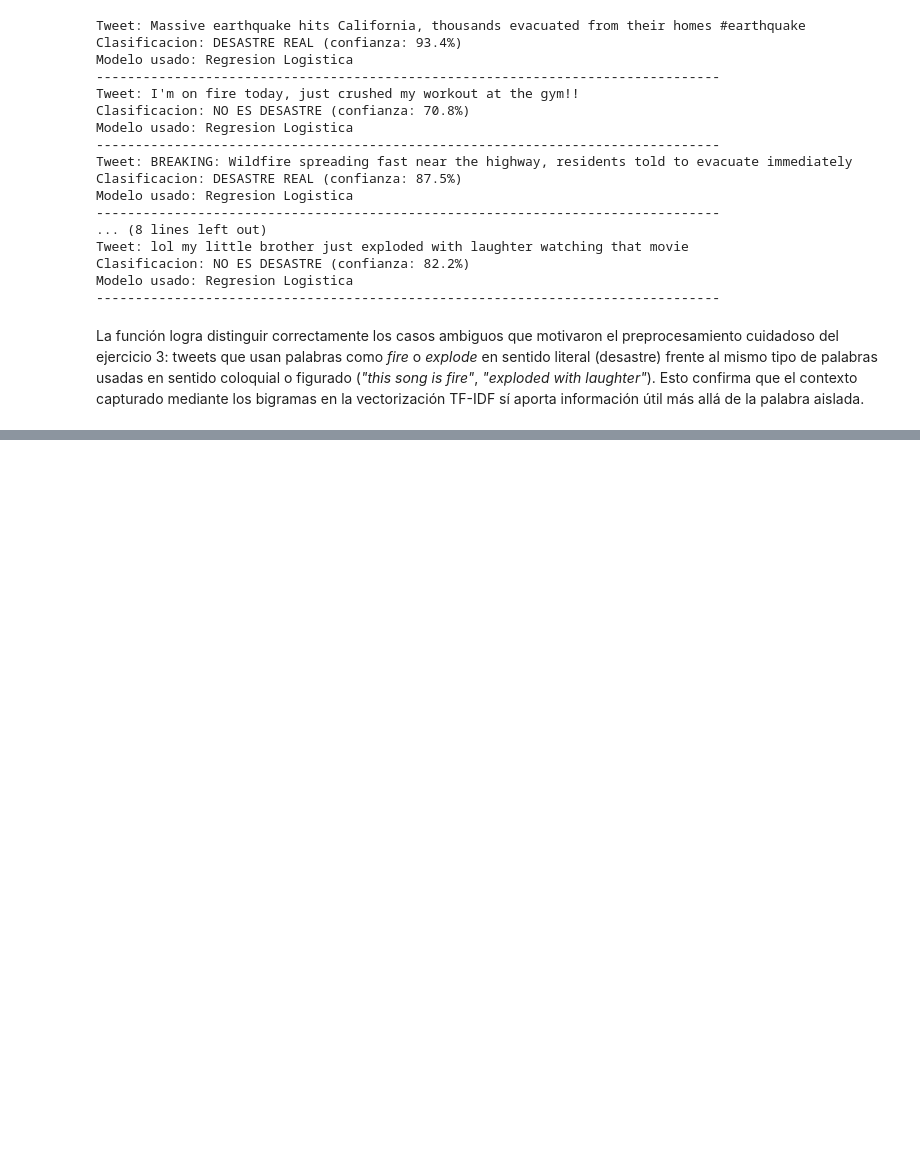
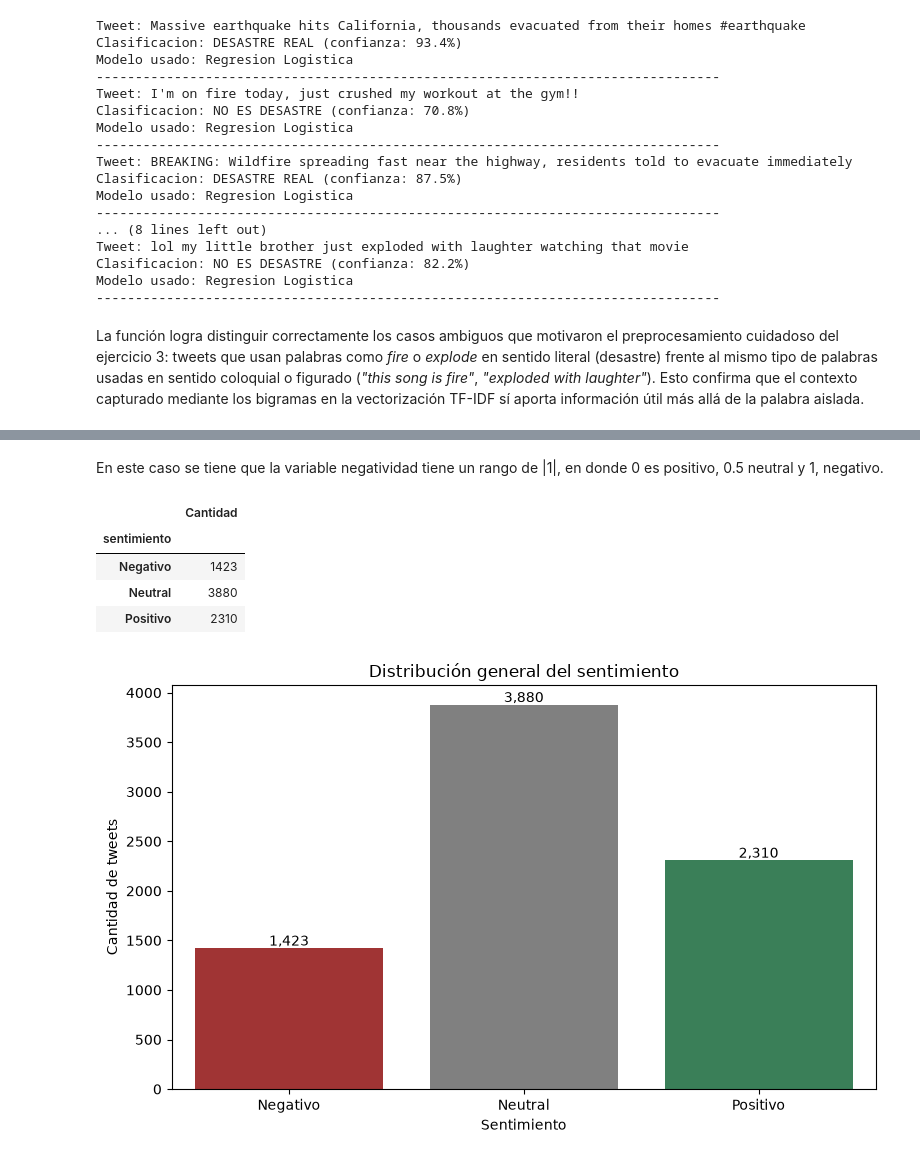
Before and after one commit to CindyGualim/Lab05-DataScience, a Jupyter notebook: Laboratorio_5_Mineria_Textos-checkpoint.ipynb, the cells around one changed output, grey strips where cells are left out. Cells and saved outputs as stored; diff of their text form; code cells hidden in the pictures; blank space fills up the shorter version.

```diff
--- a/Laboratorio_5_Mineria_Textos-checkpoint.ipynb
+++ b/Laboratorio_5_Mineria_Textos-checkpoint.ipynb
@@ -949,0 +1077,41 @@ en la vectorización TF-IDF sí aporta información útil más allá de la palab
+# %% [markdown]
+En este caso se tiene que la variable negatividad tiene un rango de |1|, en donde 0 es positivo, 0.5 neutral y 1, negativo.
+# %%
+
+distribucion_sentimiento = (
+    df['sentimiento']
+    .value_counts()
+    .reindex(['Negativo', 'Neutral', 'Positivo'])
+    .fillna(0)
+    .astype(int)
+)
+
+display(
+    distribucion_sentimiento
+    .rename('Cantidad')
+    .to_frame()
+)
+
+plt.figure(figsize=(8, 5))
+
+ax = sns.barplot(
+    x=distribucion_sentimiento.index,
+    y=distribucion_sentimiento.values,
+    palette=['firebrick', 'gray', 'seagreen']
+)
+
+for i, valor in enumerate(distribucion_sentimiento.values):
+    ax.text(i, valor + 25, f'{valor:,}', ha='center')
+
+plt.title('Distribución general del sentimiento')
+plt.xlabel('Sentimiento')
+plt.ylabel('Cantidad de tweets')
+plt.tight_layout()
+plt.show()
+# %% [output]
+|  | Cantidad |
+| sentimiento |  |
+| Negativo | 1423 |
+| Neutral | 3880 |
+| Positivo | 2310 |
+[figure, added]
```
Also changed, not shown: parts of 12 cells of this notebook.
